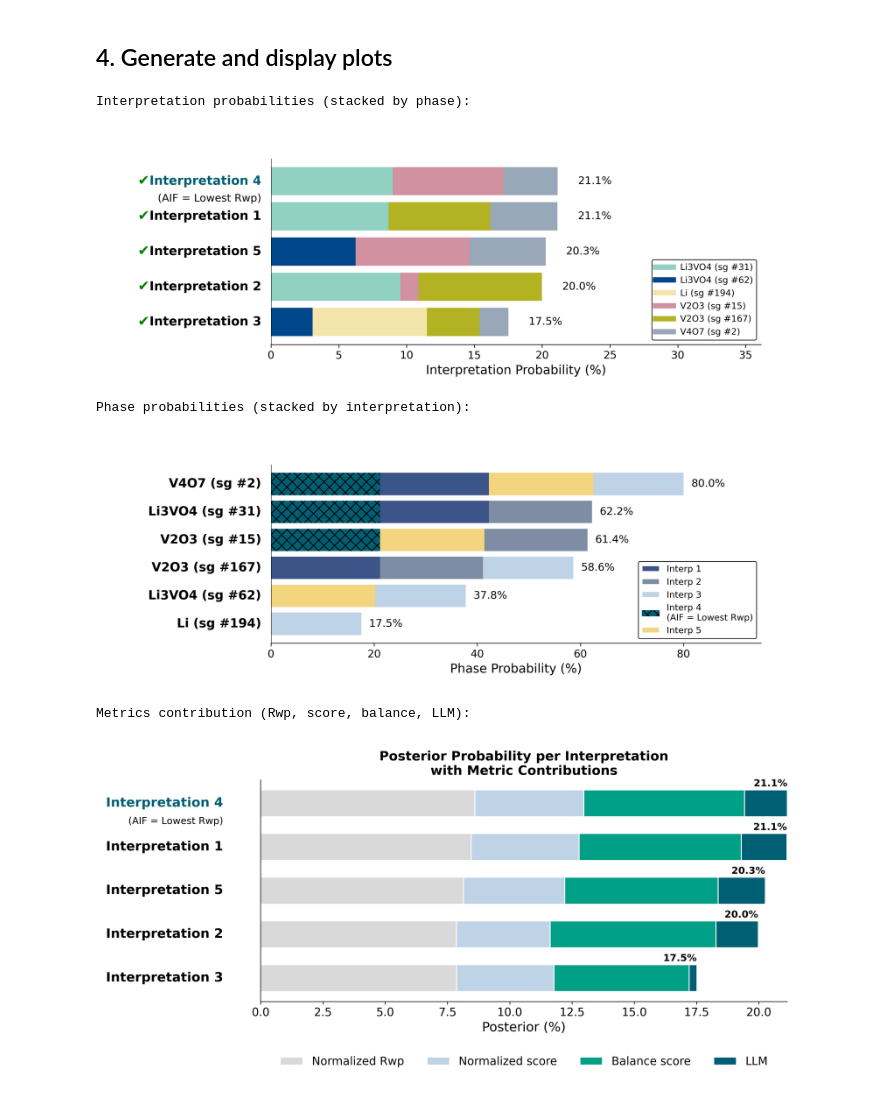
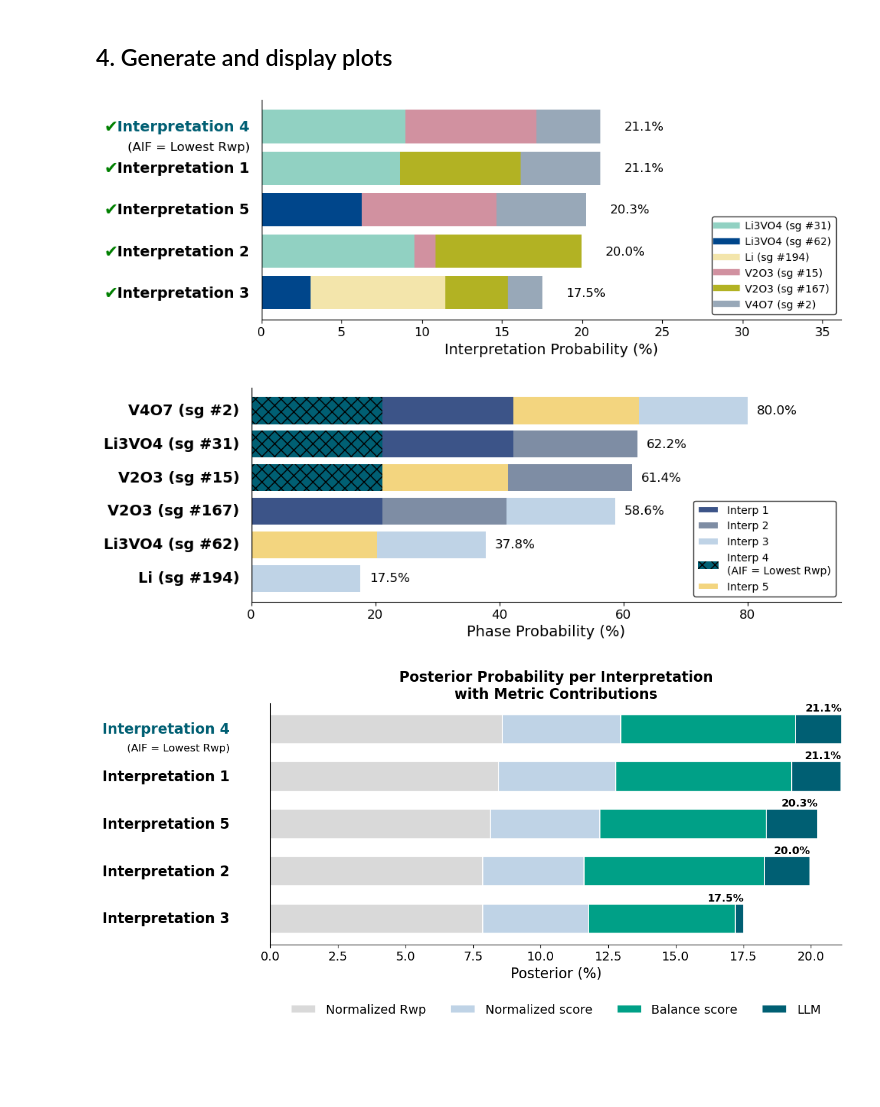
Before and after one commit to odartsi/Automated-Interpretation-Framework-AIF, a Jupyter notebook: notebooks/AIF_example_workflow.ipynb, the cells around one changed output. Drawn from its saved outputs; the diff is of its cells as text; code cells hidden in the pictures; blank space fills up the shorter version.

```diff
--- a/notebooks/AIF_example_workflow.ipynb
+++ b/notebooks/AIF_example_workflow.ipynb
@@ -216,46 +216,35 @@ I_4: 0.211
 I_5: 0.203
 # %% [markdown]
 ## 4. Generate and display plots
-# %%
-# Patch get_output_dir so plots save to our notebook output folder
-import utils
-_orig = utils.get_output_dir
-def _patched(target, project_number):
-    p = OUTPUT_DIR / project_number.split("_")[0] / target / project_number
-    p.mkdir(parents=True, exist_ok=True)
-    return str(p)
-utils.get_output_dir = _patched
-
-# Generate plots
-from utils import plot_phase_and_interpretation_probabilities, plot_metrics_contribution
-
-plot_phase_and_interpretation_probabilities(interpretations, SAMPLE_KEY, filtered_df, target)
-plot_metrics_contribution(interpretations, SAMPLE_KEY, target)
-
-utils.get_output_dir = _orig  # restore
-# %%
-from IPython.display import Image, display
-
-plot_dir = OUTPUT_DIR / "TRI" / target / SAMPLE_KEY
-
-# Display interpretation probabilities and phase probabilities
-interp_plot = plot_dir / "interpretation_probabilities.png"
-phase_plot = plot_dir / "phases_probabilities.png"
-metrics_plot = plot_dir / "metrics_contribution_breakdown.png"
-
-if interp_plot.exists():
-    print("Interpretation probabilities (stacked by phase):")
-    display(Image(filename=str(interp_plot), width=700))
-if phase_plot.exists():
-    print("\nPhase probabilities (stacked by interpretation):")
-    display(Image(filename=str(phase_plot), width=700))
-if metrics_plot.exists():
-    print("\nMetrics contribution (Rwp, score, balance, LLM):")
-    display(Image(filename=str(metrics_plot), width=700))
-# %% [output]
-Interpretation probabilities (stacked by phase):
-[figure, removed]
-Phase probabilities (stacked by interpretation):
-[figure, removed]
-Metrics contribution (Rwp, score, balance, LLM):
-[figure, removed]
+# %%
+import matplotlib.pyplot as plt
+from contextlib import contextmanager
+from IPython.display import display
+
+@contextmanager
+def no_files_keep_figs():
+    """Disable savefig and prevent close() so we can display figures in-notebook."""
+    original_savefig = plt.savefig
+    original_close = plt.close
+
+    plt.savefig = lambda *args, **kwargs: None
+    plt.close = lambda *args, **kwargs: None
+
+    try:
+        yield
+    finally:
+        plt.savefig = original_savefig
+        plt.close = original_close
+
+
+from utils import plot_phase_and_interpretation_probabilities, plot_metrics_contribution
+
+with no_files_keep_figs():
+    plot_phase_and_interpretation_probabilities(interpretations, SAMPLE_KEY, filtered_df, target)
+    plot_metrics_contribution(interpretations, SAMPLE_KEY, target)
+
+plt.show()
+# %% [output]
+[figure, added]
+[figure, added]
+[figure, added]
```
